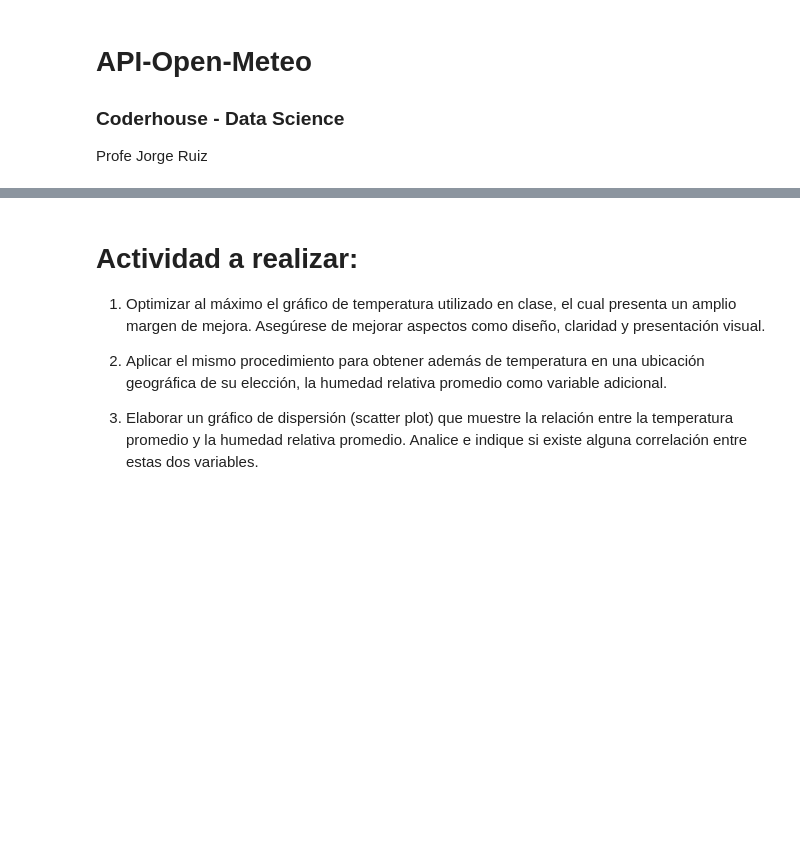
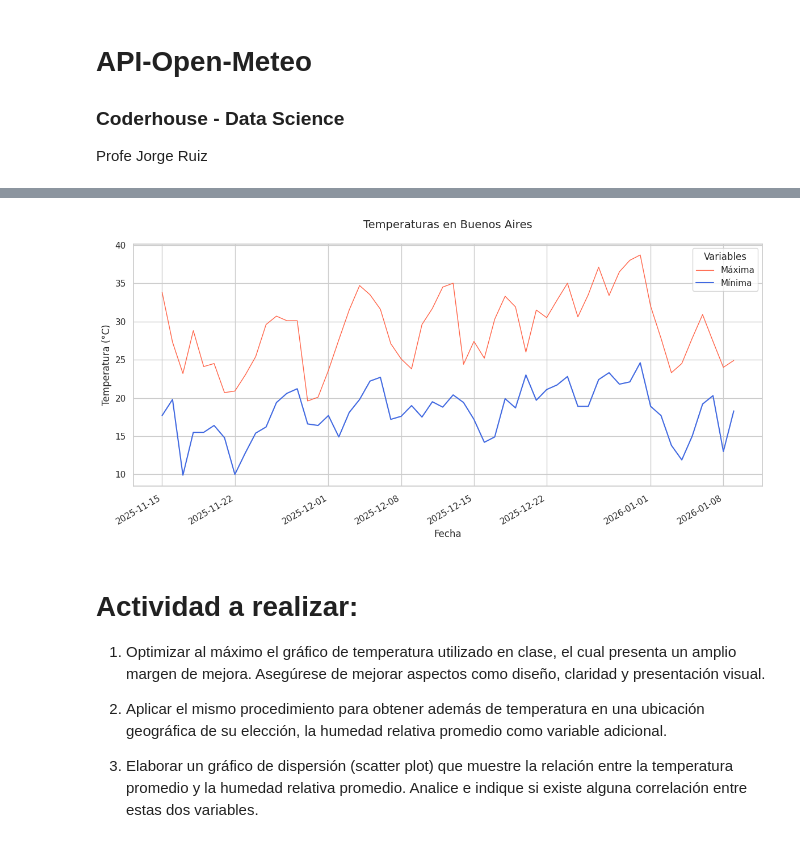
Before and after one commit to ameschini2206/Data-Science-2, a Jupyter notebook: conexion_API_open_meteo.ipynb, the cells around one changed output, grey strips where cells are left out. Saved outputs shown, nothing was run; the diff lists cells and outputs as text; code cells hidden in the pictures; blank space fills up the shorter version.

```diff
--- a/conexion_API_open_meteo.ipynb
+++ b/conexion_API_open_meteo.ipynb
@@ -63,3 +205,35 @@ ax.set_xticklabels(ax.get_xticklabels(), ha="right")
+# %%
+import matplotlib.pyplot as plt
+import seaborn as sns
+import matplotlib.dates as mdates
+
+# Configurar el estilo visual
+sns.set_theme(style="whitegrid")
+
+fig, ax = plt.subplots(figsize=(12, 6))
+
+# Graficar con etiquetas y colores específicos
+sns.lineplot(data=df, x=df.index, y='T_max_baires', ax=ax,
+             label='Máxima', color='tomato', linewidth=1)
+sns.lineplot(data=df, x=df.index, y='T_min_baires', ax=ax,
+             label='Mínima', color='royalblue', linewidth=1.5)
+
+# Mejorar el formato de los ejes
+ax.set_title('Temperaturas en Buenos Aires', fontsize=14, pad=20)
+ax.set_xlabel('Fecha', fontsize=12)
+ax.set_ylabel('Temperatura (°C)', fontsize=12)
+
+# Rotación automática de fechas para que no se solapen
+fig.autofmt_xdate()
+
+# Opcional: Ajustar la frecuencia de los ticks si hay muchos datos
+# ax.xaxis.set_major_locator(mdates.MonthLocator(interval=1))
+
+plt.legend(title='Variables')
+plt.tight_layout()
+plt.show()
+# %% [output]
+[figure, added]
 # %%
 df.to_csv("ejemplo.csv", index=False)
 # %% [markdown]
```
Also changed, not shown: parts of 10 cells of this notebook.
